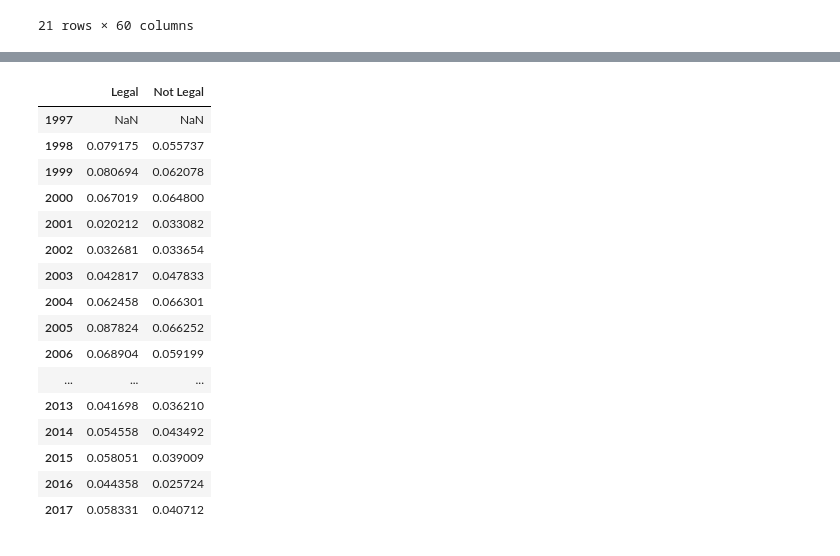
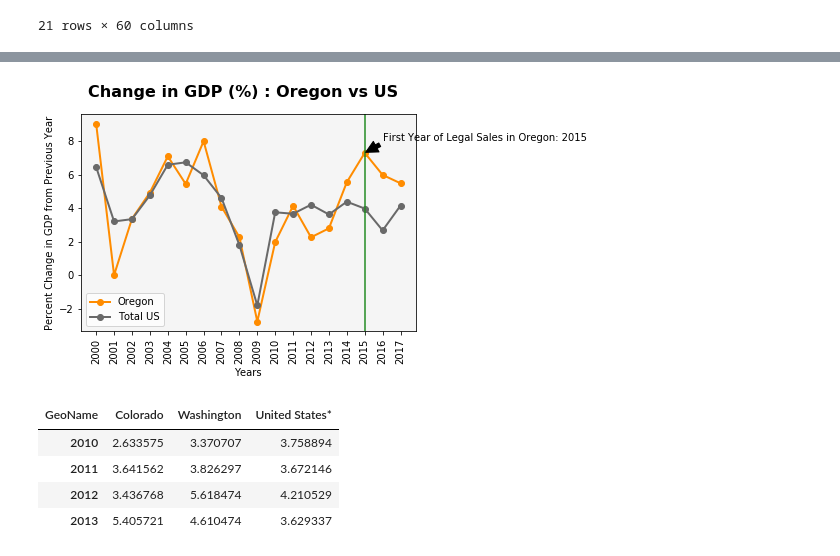
Before and after one commit to chane-d/group-project-one, a Jupyter notebook: GDP_Toni/GDP_test_toni.ipynb, the cells around one changed output, grey strips where cells are left out. Drawn from its saved outputs; the diff is of its cells as text; code cells hidden in the pictures.

```diff
--- a/GDP_Toni/GDP_test_toni.ipynb
+++ b/GDP_Toni/GDP_test_toni.ipynb
@@ -87,20 +122,36 @@ gdp2=gdp2.pct_change()
-# %%
-gdp2
-# %% [output]
-|  | Legal | Not Legal |
-| 1997 | NaN | NaN |
-| 1998 | 0.079175 | 0.055737 |
-| 1999 | 0.080694 | 0.062078 |
-| 2000 | 0.067019 | 0.064800 |
-| 2001 | 0.020212 | 0.033082 |
-| 2002 | 0.032681 | 0.033654 |
-| 2003 | 0.042817 | 0.047833 |
-| 2004 | 0.062458 | 0.066301 |
-| 2005 | 0.087824 | 0.066252 |
-| 2006 | 0.068904 | 0.059199 |
-| ... | ... | ... |
-| 2013 | 0.041698 | 0.036210 |
-| 2014 | 0.054558 | 0.043492 |
-| 2015 | 0.058051 | 0.039009 |
-| 2016 | 0.044358 | 0.025724 |
-| 2017 | 0.058331 | 0.040712 |
+# %%
+firstyear3=gdppercchange['Oregon']['2015']
+
+fig3,ax3=plt.subplots()
+ax3.plot(years, Oregon , color="darkorange", label="Oregon",marker='o', linewidth=2)
+
+
+# Plot our line that will be used to track a wrestler's losses over the years
+ax3.plot(years, US, color="dimgrey", label="Total US",marker='o',linewidth=2)
+
+# Place a legend on the chart in what matplotlib believes to be the "best" location
+plt.legend(loc="best")
+
+fig3.suptitle("Change in GDP (%) : Oregon vs US", fontsize=16, fontweight="bold")
+plt.xlabel("Years")
+plt.ylabel("Percent Change in GDP from Previous Year")
+plt.xticks(years,rotation='vertical')
+plt.axvline(x=2015,color='forestgreen')
+
+ax3.set_facecolor('whitesmoke')
+
+ax3.annotate('First Year of Legal Sales in Oregon: 2015', xy=(2015, firstyear3), xytext=(2016, 8),
+            arrowprops=dict(facecolor='black', shrink=0.05))
+
+plt.show()
+# %% [output]
+[figure, added]
+# %%
+before_legal_2014=gdppercchange.loc[['2010','2011','2012','2013'],['Colorado','Washington','United States*']]
+before_legal_2014
+# %% [output]
+| GeoName | Colorado | Washington | United States* |
+| 2010 | 2.633575 | 3.370707 | 3.758894 |
+| 2011 | 3.641562 | 3.826297 | 3.672146 |
+| 2012 | 3.436768 | 5.618474 | 4.210529 |
+| 2013 | 5.405721 | 4.610474 | 3.629337 |
```
Also changed, not shown: parts of 17 cells of this notebook, 2 other files.
